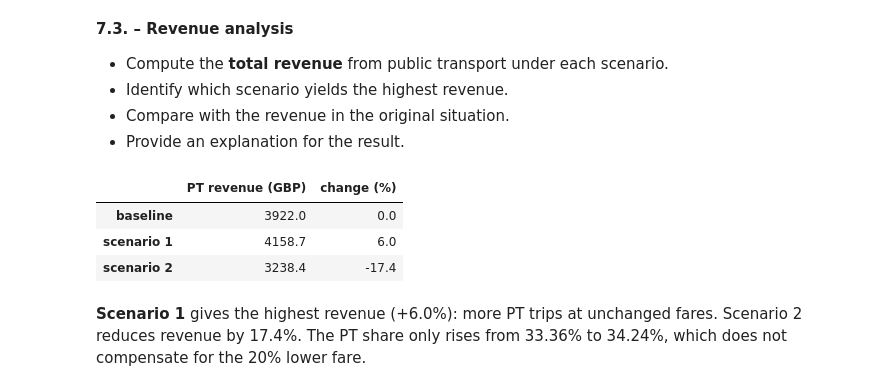
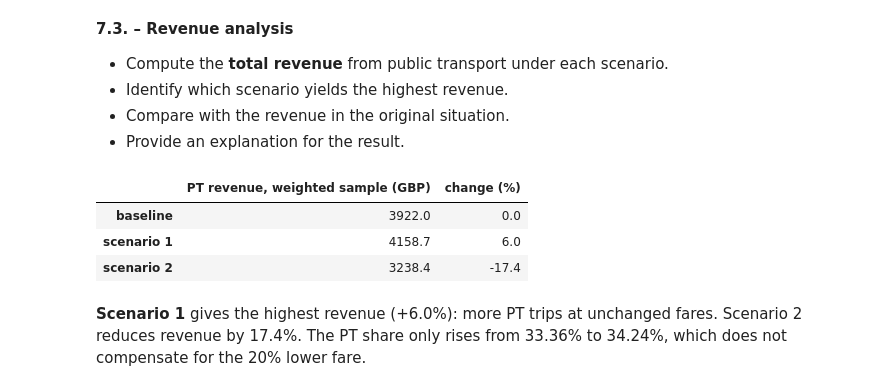
Before and after one commit to PabloSarro/london-mode-choice, a Jupyter notebook: assignment.ipynb, the cells around one changed output. Cells and saved outputs as stored; diff of their text form; code cells hidden in the pictures.

```diff
--- a/assignment.ipynb
+++ b/assignment.ipynb
@@ -1376,10 +1337,10 @@ The results match expectations. Making the car more expensive moves trips to all
 - Provide an explanation for the result.
 # %%
 revenue = pd.Series({name: (df['weight'] * scenario_probabilities[name]['pt'] * data['cost_transit']).sum()
-                     for name, data in scenarios.items()}, name='PT revenue (GBP)')
-display(pd.DataFrame({'PT revenue (GBP)': revenue, 'change (%)': 100 * (revenue / revenue['baseline'] - 1)}).round(1))
+                     for name, data in scenarios.items()}, name='PT revenue, weighted sample (GBP)')
+display(pd.DataFrame({'PT revenue, weighted sample (GBP)': revenue, 'change (%)': 100 * (revenue / revenue['baseline'] - 1)}).round(1))
 # %% [output]
-|  | PT revenue (GBP) | change (%) |
+|  | PT revenue, weighted sample (GBP) | change (%) |
 | baseline | 3922.0 | 0.0 |
 | scenario 1 | 4158.7 | 6.0 |
 | scenario 2 | 3238.4 | -17.4 |
```
Also changed, not shown: parts of 10 cells of this notebook.
